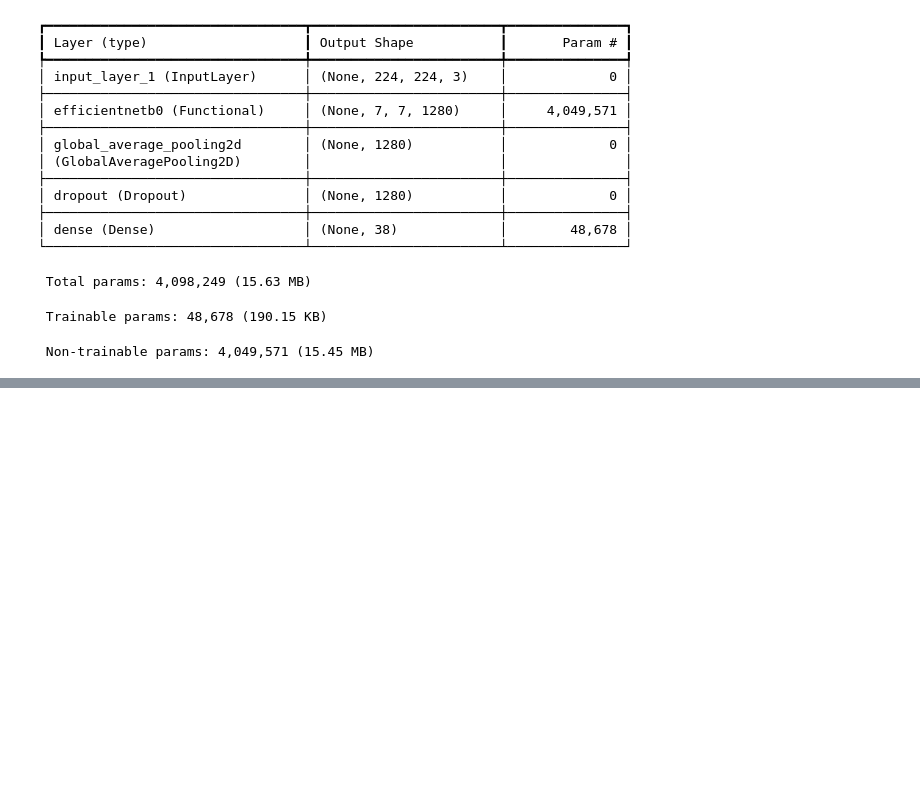
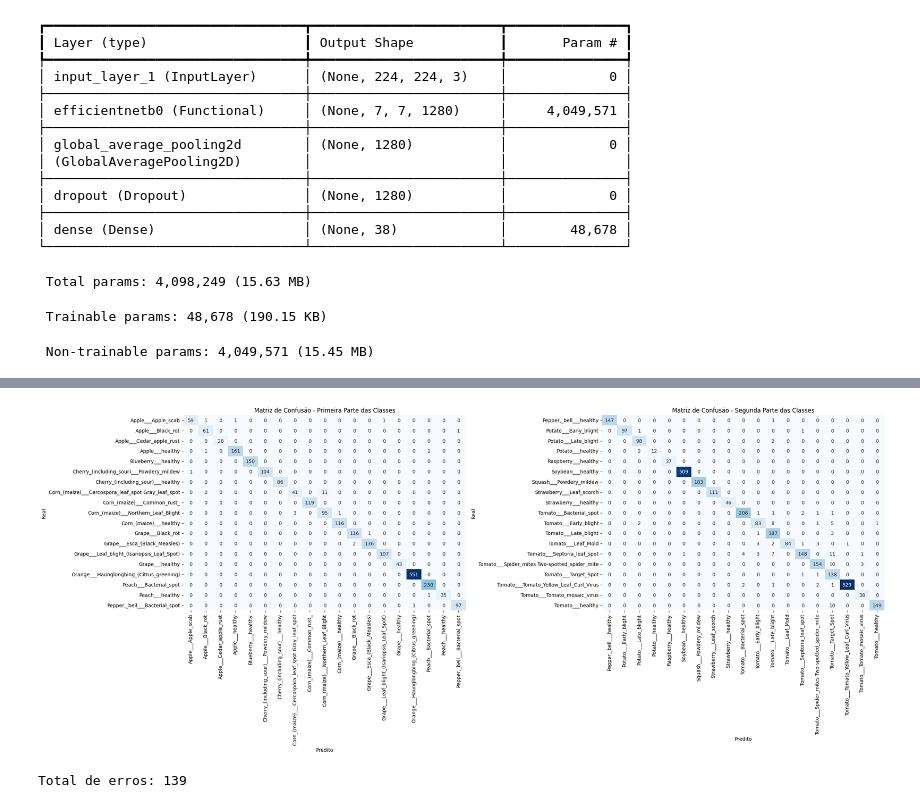
Before and after one commit to SamuelMota321/plantvillage-dataset, a Jupyter notebook: main.ipynb, the cells around one changed output, grey strips where cells are left out. Drawn from its saved outputs; the diff is of its cells as text; code cells hidden in the pictures; blank space fills up the shorter version.

Commit message:
modelo treinado e refinamento

```diff
--- a/main.ipynb
+++ b/main.ipynb
@@ -128,7 +131,7 @@ AUTOTUNE = tf.data.AUTOTUNE
 
 train_ds = (
     train_ds
-    .shuffle(buffer_size=len(train_files), seed=42)
+    .shuffle(buffer_size=4096, seed=42)
     .map(load_image, num_parallel_calls=AUTOTUNE)
     .batch(batch_size)
     .prefetch(AUTOTUNE)
@@ -246,0 +253,17 @@ print(f"Val Loss: {val_loss:.4f}, Val Accuracy: {val_acc:.4f}")
+# %%
+y_true = []
+y_pred = []
+
+for images, labels_batch in val_ds:
+    preds = model.predict(images, verbose=0)
+    pred_classes = np.argmax(preds, axis=1)
+
+    y_true.extend(labels_batch.numpy())
+    y_pred.extend(pred_classes)
+
+print(classification_report(
+    y_true,
+    y_pred,
+    target_names=class_names,
+    digits=4
+))
@@ -246,0 +288,58 @@ print(f"Val Loss: {val_loss:.4f}, Val Accuracy: {val_acc:.4f}")
+# %%
+cm = confusion_matrix(y_true, y_pred)
+
+n_classes = len(class_names)
+mid = n_classes // 2
+
+# Criamos dois subplots lado a lado
+fig, axes = plt.subplots(1, 2, figsize=(24, 10))
+
+# Lista para iterar sobre os cortes
+splits = [
+    (0, mid, "Primeira Parte das Classes"),
+    (mid, n_classes, "Segunda Parte das Classes")
+]
+
+for i, (start, end, title) in enumerate(splits):
+    # Fatiamos a matriz original: pegamos todas as linhas, mas apenas as colunas do intervalo
+    # Se quiser uma visão estrita do quadrante, fatie também as linhas: cm[start:end, start:end]
+    subset_cm = cm[start:end, start:end]
+    subset_names = class_names[start:end]
+
+    sns.heatmap(
+        subset_cm,
+        ax=axes[i],
+        xticklabels=subset_names,
+        yticklabels=subset_names,
+        cmap="Blues",
+        fmt="d",
+        annot=True, # Adicionar valores dentro é útil se os quadrados forem grandes o suficiente
+        cbar=False
+    )
+    axes[i].set_title(f"Matriz de Confusão - {title}")
+    axes[i].set_xlabel("Predito")
+    axes[i].set_ylabel("Real")
+    axes[i].tick_params(axis='x', rotation=90)
+
+plt.tight_layout()
+plt.show()
+# %% [output]
+[figure, added]
+# %%
+errors = []
+
+for images, labels_batch in val_ds:
+    preds = model.predict(images, verbose=0)
+    pred_classes = np.argmax(preds, axis=1)
+
+    for i in range(len(labels_batch)):
+        true_id = int(labels_batch[i])
+        pred_id = int(pred_classes[i])
+
+        if true_id != pred_id:
+            confidence = float(np.max(preds[i]))
+            errors.append((images[i].numpy(), true_id, pred_id, confidence))
+
+print("Total de erros:", len(errors))
+# %% [output]
+Total de erros: 139
```
Also changed, not shown: parts of 15 cells of this notebook, 5 other files.
